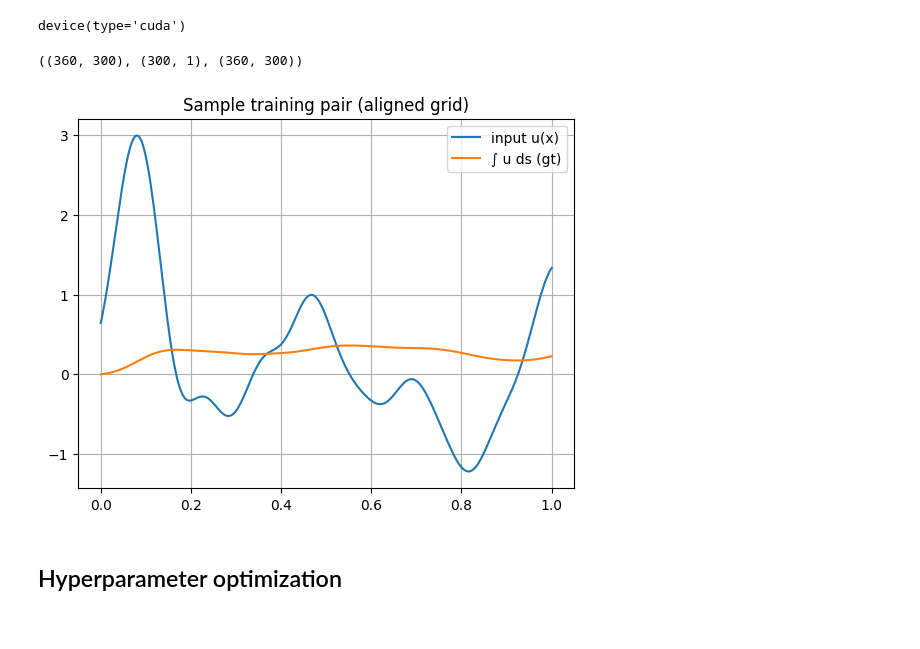
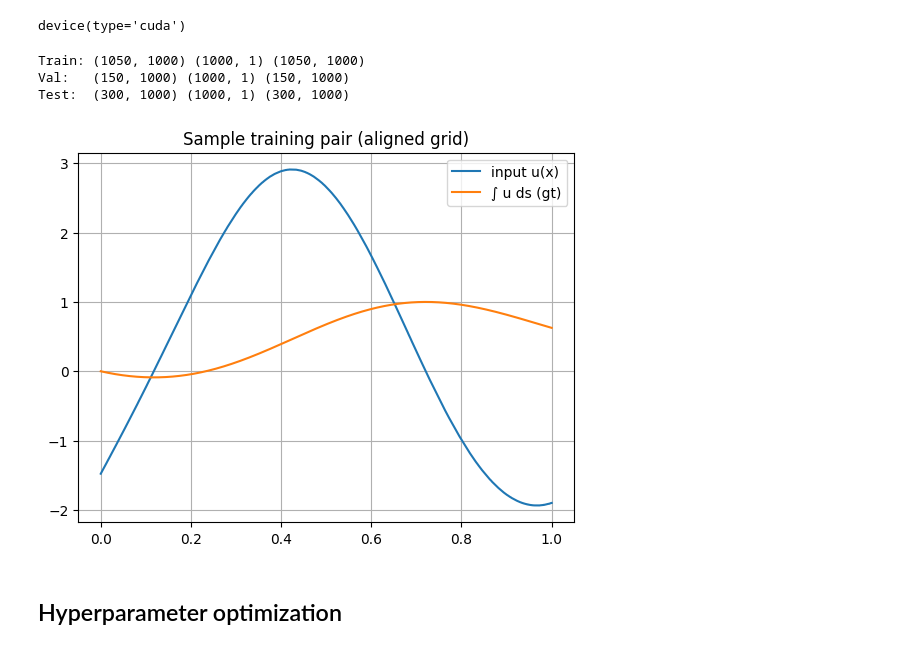
Before and after one commit to gpoccianti/Deep_Learning_2425, a Jupyter notebook: Notebooks/simple_deepOnet_in_PyTorch_New_Architecture.ipynb, the cells around one changed output. Cells and saved outputs as stored; diff of their text form; code cells hidden in the pictures.

Commit message:
evaluated hyperparameter selection on validation set

```diff
--- a/Notebooks/simple_deepOnet_in_PyTorch_New_Architecture.ipynb
+++ b/Notebooks/simple_deepOnet_in_PyTorch_New_Architecture.ipynb
@@ -78,31 +78,47 @@ device(type='cuda')
 #!wget -q -O antiderivative_aligned_train.npz https://github.com/mroberto166/CAMLab-DLSCTutorials/raw/main/antiderivative_aligned_train.npz
 #!wget -q -O antiderivative_aligned_test.npz  https://github.com/mroberto166/CAMLab-DLSCTutorials/raw/main/antiderivative_aligned_test.npz
 
+import numpy as np
+
+# Load all splits
 train_npz = np.load("antiderivative_aligned_train.npz", allow_pickle=True)
+val_npz   = np.load("antiderivative_aligned_val.npz", allow_pickle=True)
 test_npz  = np.load("antiderivative_aligned_test.npz", allow_pickle=True)
 
+# --- Training set ---
 branch_inputs_train = train_npz["X"][0]   # (N_train, in_size_branch)
 trunk_inputs_train  = train_npz["X"][1]   # (N_train, N_grid, 1)
 outputs_train       = train_npz["y"]      # (N_train, N_grid, 1)
 
-branch_inputs_test = test_npz["X"][0]
-trunk_inputs_test  = test_npz["X"][1]
-outputs_test       = test_npz["y"]
+# --- Validation set ---
+branch_inputs_val = val_npz["X"][0]       # (N_val, in_size_branch)
+trunk_inputs_val  = val_npz["X"][1]       # (N_val, N_grid, 1)
+outputs_val       = val_npz["y"]          # (N_val, N_grid, 1)
 
-branch_inputs_train.shape, trunk_inputs_train.shape, outputs_train.shape
+# --- Test set ---
+branch_inputs_test = test_npz["X"][0]     # (N_test, in_size_branch)
+trunk_inputs_test  = test_npz["X"][1]     # (N_test, N_grid, 1)
+outputs_test       = test_npz["y"]        # (N_test, N_grid, 1)
+
+# Check shapes
+print("Train:", branch_inputs_train.shape, trunk_inputs_train.shape, outputs_train.shape)
+print("Val:  ", branch_inputs_val.shape,   trunk_inputs_val.shape,   outputs_val.shape)
+print("Test: ", branch_inputs_test.shape,  trunk_inputs_test.shape,  outputs_test.shape)
 # %% [output]
-((360, 300), (300, 1), (360, 300))
+Train: (1050, 1000) (1000, 1) (1050, 1000)
+Val:   (150, 1000) (1000, 1) (150, 1000)
+Test:  (300, 1000) (1000, 1) (300, 1000)
 # %%
 
-f_idx=2 #index of the function to plot
+f_idx=0 #index of the function to plot
 plt.plot(trunk_inputs_train[:, 0], branch_inputs_train[f_idx, :], label="input u(x)")
 plt.plot(trunk_inputs_train[:, 0], outputs_train[f_idx, :], label="∫ u ds (gt)")
 plt.grid()
 plt.legend()
 plt.title("Sample training pair (aligned grid)")
 plt.show()
 # %% [output]
-[figure, old version]
+[figure, new version]
 # %%
 class MLP(nn.Module):
     def __init__(self, in_size, out_size, width_size, depth, activation=nn.ReLU, dropout=0.0):
```
Also changed, not shown: parts of 17 cells of this notebook, 4 other files.
